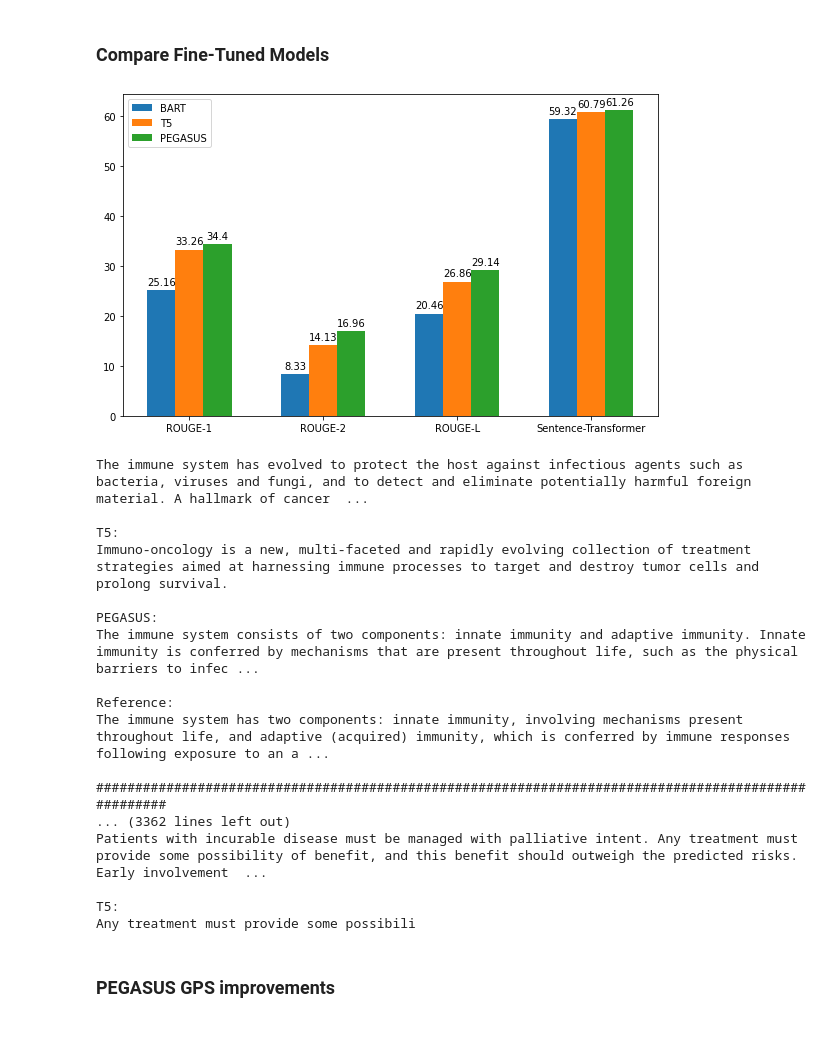
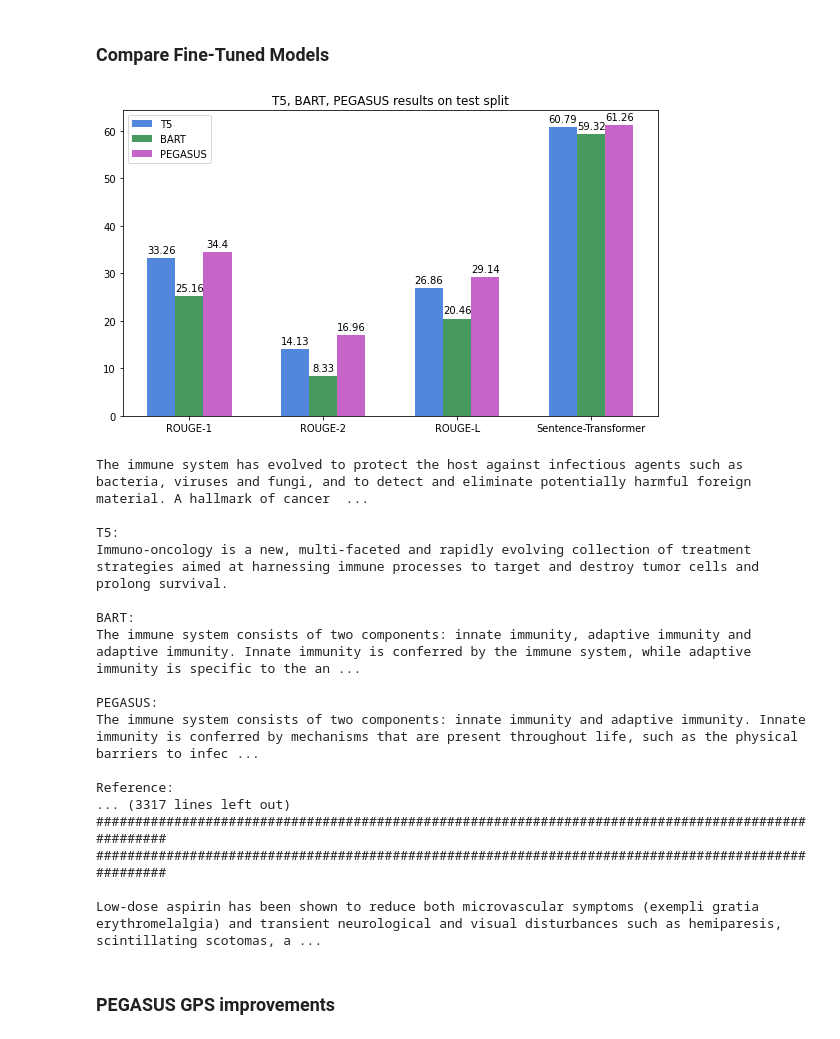
Before and after one commit to marcoabrate/transformers_magma_learning, a Jupyter notebook: fine-tuning/compare_results.ipynb, the cells around one changed output. Cells and saved outputs as stored; diff of their text form; code cells hidden in the pictures.

```diff
--- a/fine-tuning/compare_results.ipynb
+++ b/fine-tuning/compare_results.ipynb
@@ -36,7 +39,7 @@ tqdm.pandas()
 # %% [markdown]
 ##### Plot Models Comparison
 # %%
-def plot_compare_models(split, model_names, model_files, metrics_names, metrics):
+def plot_compare_models(split, model_names, model_files, metrics_names, metrics, colors, title):
     import json
 
     results = np.zeros((len(metrics), len(model_files)))
@@ -54,11 +57,12 @@ def plot_compare_models(split, model_names, model_files, metrics_names, metrics)
 
     fig, ax = plt.subplots(figsize=(8, 5))
     models_plots = []
-    for i, (model, v) in enumerate(zip(model_names, var)):
-        models_plots.append(ax.bar(x +v, results[:, i], width, label=model))
+    for i, (model, v, c) in enumerate(zip(model_names, var, colors)):
+        models_plots.append(ax.bar(x +v, results[:, i], width, label=model, color=c))
 
     ax.set_xticks(x)
     ax.set_xticklabels(metrics_names)
+    ax.set_title(title)
     ax.legend()
 
     def autolabel(rects):
@@ -297,35 +322,43 @@ In addition to the classification of HF by clinical manifestation (acute vs chro
 # %%
 plot_compare_models(
     'val',
 
-    ['BART',
-    'T5',
+    ['T5',
+    'BART',
     'PEGASUS'],
 
-    [BART_DIR+FILE_PREFIX+'ft_bart_bull_para_embed_gas16_lr5e-05_checkpoint-196_bull_para_embed',
-    T5_DIR+FILE_PREFIX+'ft_t5_bull_para_embed_gas16_lr5e-05_checkpoint-441_bull_para_embed',
+    [T5_DIR+FILE_PREFIX+'ft_t5_bull_para_embed_gas16_lr5e-05_checkpoint-441_bull_para_embed',
+    BART_DIR+FILE_PREFIX+'ft_bart_bull_para_embed_gas16_lr5e-05_checkpoint-196_bull_para_embed',
     PEGASUS_DIR+FILE_PREFIX+'ft_pegasus_bull_para_embed_gas64_lr5e-05_checkpoint-686_bull_para_embed'],
 
     ['ROUGE-1',
     'ROUGE-2',
     'ROUGE-L',
     'Sentence-Transformer'],
 
     ['rouge1_fmeasure',
     'rouge2_fmeasure',
     'rougeLsum_fmeasure',
-    'sentence_distilroberta_cosine']
+    'sentence_distilroberta_cosine'],
+
+    ['#5387DD',
+     '#479A5F',
+     '#C565C7'],
+
+    'T5, BART, PEGASUS results on test split'
 )
 # %% [output]
-[figure, old version]
+[figure, new version]
 # %%
 print_compare_models(
     'val',
 
     ['T5',
+    'BART',
     'PEGASUS'],
 
     [T5_DIR+FILE_PREFIX+'ft_t5_bull_para_embed_gas16_lr5e-05_checkpoint-441_bull_para_embed',
+    BART_DIR+FILE_PREFIX+'ft_bart_bull_para_embed_gas16_lr5e-05_checkpoint-196_bull_para_embed',
     PEGASUS_DIR+FILE_PREFIX+'ft_pegasus_bull_para_embed_gas64_lr5e-05_checkpoint-686_bull_para_embed'],
 
     config.MAGMA_DIR+'datasets/bullet_paragraph_embeddings/bart/st/base/'
@@ -336,18 +369,18 @@ The immune system has evolved to protect the host against infectious agents such
 T5:
 Immuno-oncology is a new, multi-faceted and rapidly evolving collection of treatment strategies aimed at harnessing immune processes to target and destroy tumor cells and prolong survival.
 
+BART:
+The immune system consists of two components: innate immunity, adaptive immunity and adaptive immunity. Innate immunity is conferred by the immune system, while adaptive immunity is specific to the an ...
+
 PEGASUS:
 The immune system consists of two components: innate immunity and adaptive immunity. Innate immunity is conferred by mechanisms that are present throughout life, such as the physical barriers to infec ...
 
 Reference:
-The immune system has two components: innate immunity, involving mechanisms present throughout life, and adaptive (acquired) immunity, which is conferred by immune responses following exposure to an a ...
+... (3317 lines left out)
+####################################################################################################
+####################################################################################################
 
-####################################################################################################
-... (3362 lines left out)
-Patients with incurable disease must be managed with palliative intent. Any treatment must provide some possibility of benefit, and this benefit should outweigh the predicted risks. Early involvement  ...
-
-T5:
-Any treatment must provide some possibili
+Low-dose aspirin has been shown to reduce both microvascular symptoms (exempli gratia erythromelalgia) and transient neurological and visual disturbances such as hemiparesis, scintillating scotomas, a ...
 # %% [markdown]
 ### PEGASUS GPS improvements
 # %%
```
Also changed, not shown: parts of 16 cells of this notebook, 23 other files.
